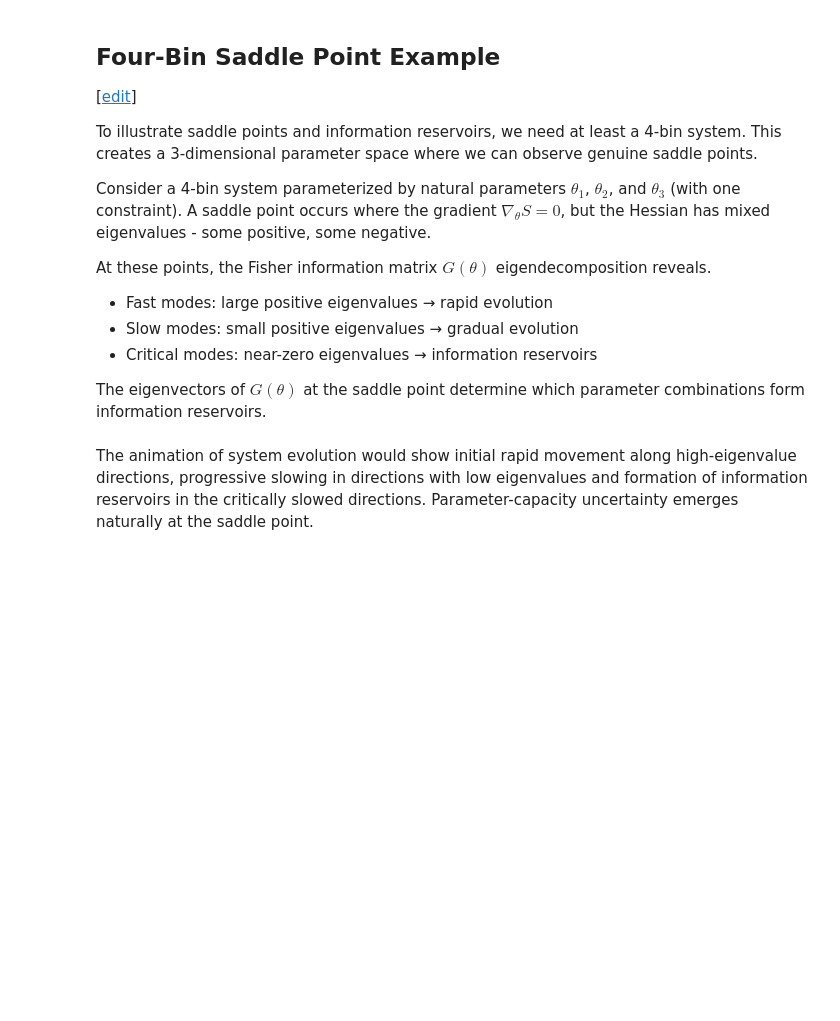
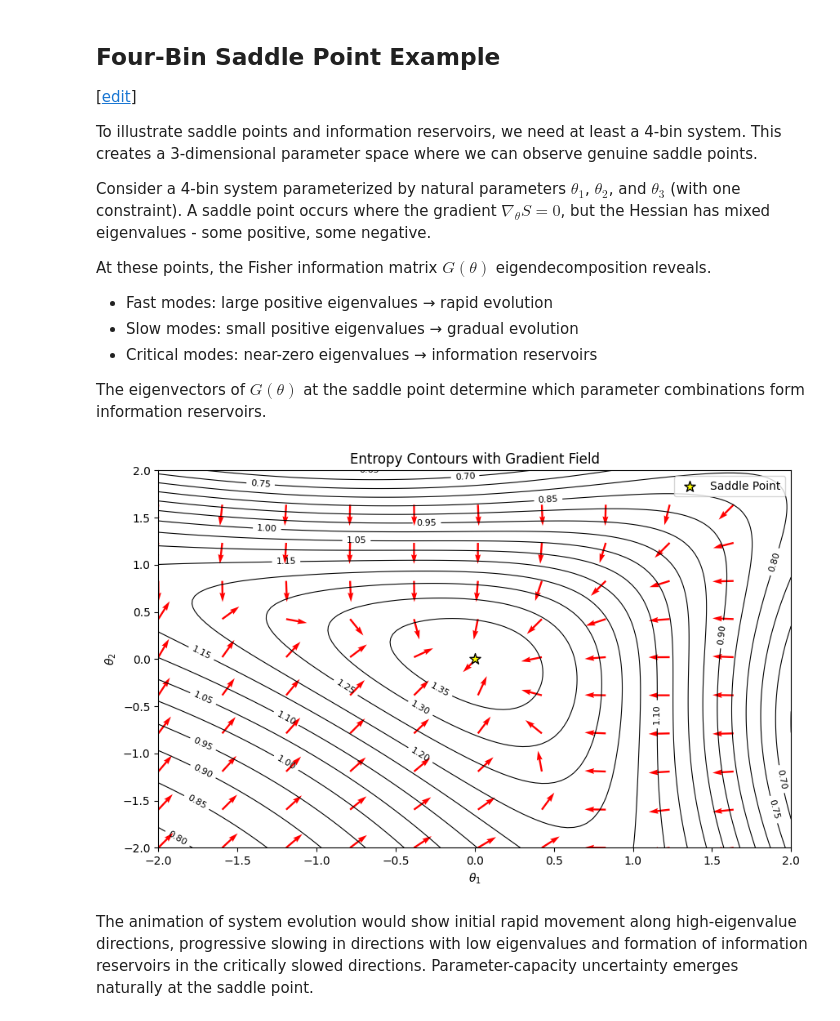
Before and after one commit to lawrennd/talks, a Jupyter notebook: _notebooks/2025-03-26-information-engines.ipynb, the cells around one changed output. Cells and saved outputs as stored; diff of their text form; code cells hidden in the pictures; blank space fills up the shorter version.

```diff
--- a/_notebooks/2025-03-26-information-engines.ipynb
+++ b/_notebooks/2025-03-26-information-engines.ipynb
@@ -978,12 +1006,16 @@ def entropy_gradient(theta1, theta2, theta3=None):
     p3 = np.exp(theta3 - log_Z)
     p4 = np.exp(theta4 - log_Z)
 
-    # Gradient components
-    # For theta1: d(entropy)/d(theta1)
-    grad_theta1 = p1 * (np.log(p1) + 1) - p4 * (np.log(p4) + 1)
+    # For the gradient, we need to account for the constraint on theta3
+    # When theta3 = -0.5(theta1 + theta2), we have:
+    # theta4 = -(theta1 + theta2 + theta3) = -(theta1 + theta2 - 0.5(theta1 + theta2)) = -0.5(theta1 + theta2)
 
-    # For theta2: d(entropy)/d(theta2)
-    grad_theta2 = p2 * (np.log(p2) + 1) - p4 * (np.log(p4) + 1)
+    # Gradient components with chain rule applied
+    # For theta1: ∂S/∂theta1 + ∂S/∂theta3 * ∂theta3/∂theta1 + ∂S/∂theta4 * ∂theta4/∂theta1
+    grad_theta1 = (p1 * (np.log(p1) + 1)) - 0.5 * (p3 * (np.log(p3) + 1)) - 0.5 * (p4 * (np.log(p4) + 1))
+
+    # For theta2: ∂S/∂theta2 + ∂S/∂theta3 * ∂theta3/∂theta2 + ∂S/∂theta4 * ∂theta4/∂theta2
+    grad_theta2 = (p2 * (np.log(p2) + 1)) - 0.5 * (p3 * (np.log(p3) + 1)) - 0.5 * (p4 * (np.log(p4) + 1))
 
     return grad_theta1, grad_theta2
 
@@ -996,10 +1028,15 @@ X, Y = np.meshgrid(x, y)
 Z = exponential_family_entropy(X, Y)
 dX, dY = entropy_gradient(X, Y)
 
+# Normalize gradient vectors for better visualization
+norm = np.sqrt(dX**2 + dY**2)
+# Avoid division by zero
+norm = np.where(norm < 1e-10, 1e-10, norm)
+dX_norm = dX / norm
+dY_norm = dY / norm
+
 # A few gradient vectors for visualization
-stride = 20
-u = dX[::stride, ::stride]
-v = dY[::stride, ::stride]
+stride = 10
 # %%
 import matplotlib.pyplot as plt
 import mlai.plot as plot
@@ -1007,31 +1044,30 @@ import mlai
 # %%
 fig = plt.figure(figsize=plot.big_wide_figsize)
 
-# Create a contour plot
-plt.contourf(X, Y, Z, levels=20, cmap='viridis', alpha=0.8)
-plt.colorbar(label='Entropy $S(\\boldsymbol{\\theta})$')
-
-# Add contour lines
-contours = plt.contour(X, Y, Z, levels=10, colors='white', alpha=0.5, linewidths=0.5)
+# Create contour lines only (no filled contours)
+contours = plt.contour(X, Y, Z, levels=15, colors='black', linewidths=0.8)
 plt.clabel(contours, inline=True, fontsize=8, fmt='%.2f')
 
-# Add gradient vectors
+# Add gradient vectors (normalized for direction, but scaled by magnitude for visibility)
+# Note: We're using the negative of the gradient to point in direction of increasing entropy
 plt.quiver(X[::stride, ::stride], Y[::stride, ::stride],
-           dX[::stride, ::stride], dY[::stride, ::stride],
-           color='r', scale=30, width=0.003)
+           -dX_norm[::stride, ::stride], -dY_norm[::stride, ::stride],
+           color='r', scale=30, width=0.003, scale_units='width')
 
 # Add labels and title
 plt.xlabel('$\\theta_1$')
 plt.ylabel('$\\theta_2$')
 plt.title('Entropy Contours with Gradient Field')
 
 # Mark the saddle point (approximately at origin for this system)
 plt.scatter([0], [0], color='yellow', s=100, marker='*',
             edgecolor='black', zorder=10, label='Saddle Point')
 plt.legend()
 
 mlai.write_figure(filename='simplified-saddle-point-example.svg',
                   directory = './information-game')
+# %% [output]
+[figure, added]
 # %% [markdown]
 The animation of system evolution would show initial rapid movement
 along high-eigenvalue directions, progressive slowing in directions with
```
Also changed, not shown: parts of 17 cells of this notebook, 1 other file.
